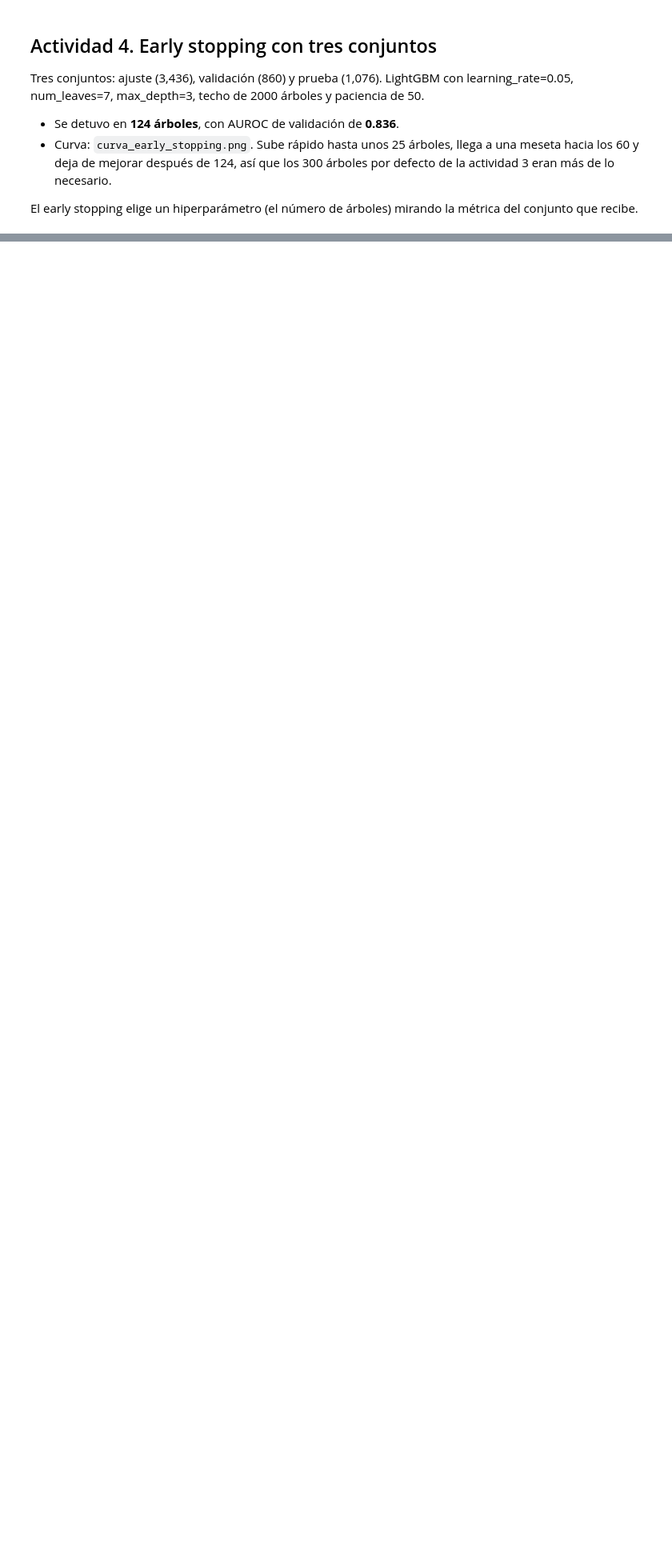
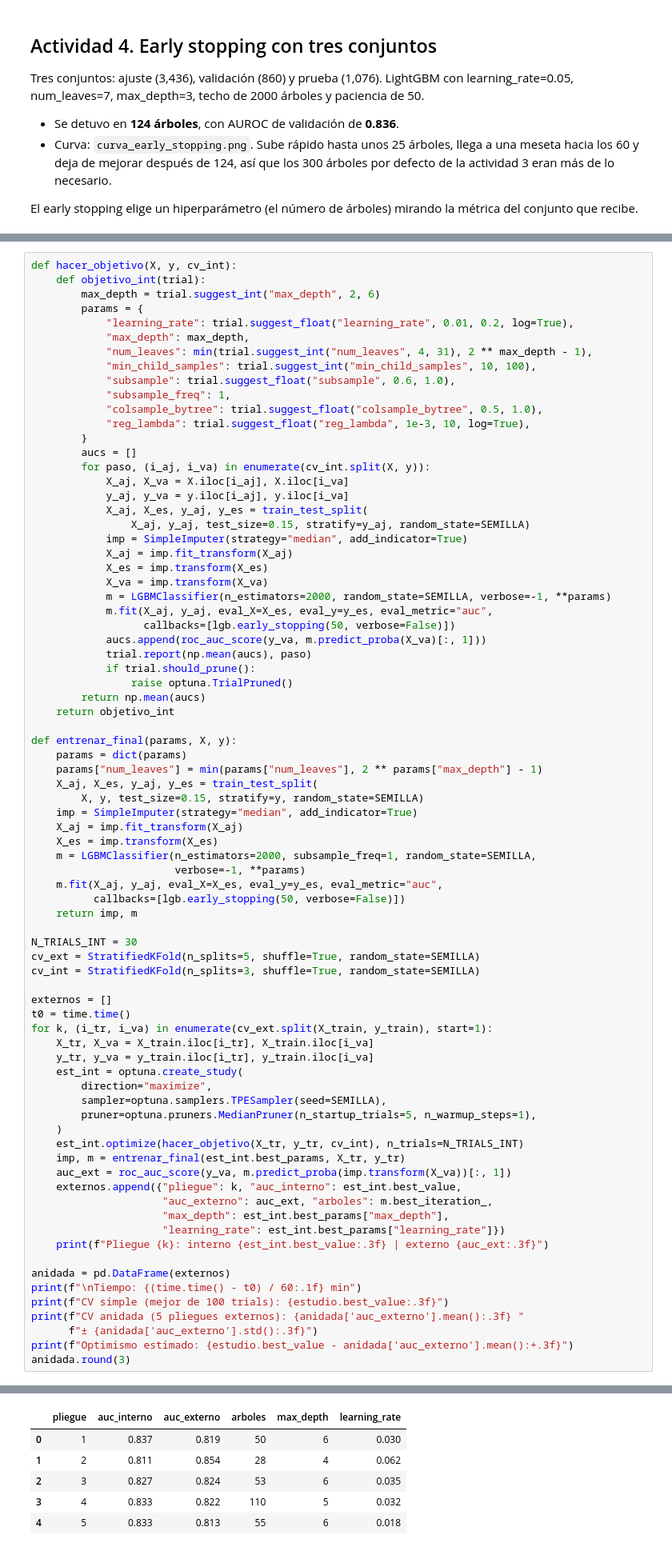
Before and after one commit to alejandroeliu-sys/curso-ciencia-datos-entregas, a Jupyter notebook: s24-xgboost-lightgbm-hpo/tu-entrega/optimizacion.ipynb, the cells around one changed output, grey strips where cells are left out. Shown at 80% size. Cells and saved outputs as stored; diff of their text form; blank space fills up the shorter version.

```diff
--- a/s24-xgboost-lightgbm-hpo/tu-entrega/optimizacion.ipynb
+++ b/s24-xgboost-lightgbm-hpo/tu-entrega/optimizacion.ipynb
@@ -281,0 +352,79 @@ Mejores hiperparámetros: {'max_depth': 6, 'learning_rate': 0.016707241408389428
+# %%
+def hacer_objetivo(X, y, cv_int):
+    def objetivo_int(trial):
+        max_depth = trial.suggest_int("max_depth", 2, 6)
+        params = {
+            "learning_rate": trial.suggest_float("learning_rate", 0.01, 0.2, log=True),
+            "max_depth": max_depth,
+            "num_leaves": min(trial.suggest_int("num_leaves", 4, 31), 2 ** max_depth - 1),
+            "min_child_samples": trial.suggest_int("min_child_samples", 10, 100),
+            "subsample": trial.suggest_float("subsample", 0.6, 1.0),
+            "subsample_freq": 1,
+            "colsample_bytree": trial.suggest_float("colsample_bytree", 0.5, 1.0),
+            "reg_lambda": trial.suggest_float("reg_lambda", 1e-3, 10, log=True),
+        }
+        aucs = []
+        for paso, (i_aj, i_va) in enumerate(cv_int.split(X, y)):
+            X_aj, X_va = X.iloc[i_aj], X.iloc[i_va]
+            y_aj, y_va = y.iloc[i_aj], y.iloc[i_va]
+            X_aj, X_es, y_aj, y_es = train_test_split(
+                X_aj, y_aj, test_size=0.15, stratify=y_aj, random_state=SEMILLA)
+            imp = SimpleImputer(strategy="median", add_indicator=True)
+            X_aj = imp.fit_transform(X_aj)
+            X_es = imp.transform(X_es)
+            X_va = imp.transform(X_va)
+            m = LGBMClassifier(n_estimators=2000, random_state=SEMILLA, verbose=-1, **params)
+            m.fit(X_aj, y_aj, eval_X=X_es, eval_y=y_es, eval_metric="auc",
+                  callbacks=[lgb.early_stopping(50, verbose=False)])
+            aucs.append(roc_auc_score(y_va, m.predict_proba(X_va)[:, 1]))
+            trial.report(np.mean(aucs), paso)
+            if trial.should_prune():
+                raise optuna.TrialPruned()
+        return np.mean(aucs)
+    return objetivo_int
+
+def entrenar_final(params, X, y):
+    params = dict(params)
+    params["num_leaves"] = min(params["num_leaves"], 2 ** params["max_depth"] - 1)
+    X_aj, X_es, y_aj, y_es = train_test_split(
+        X, y, test_size=0.15, stratify=y, random_state=SEMILLA)
+    imp = SimpleImputer(strategy="median", add_indicator=True)
+    X_aj = imp.fit_transform(X_aj)
+    X_es = imp.transform(X_es)
+    m = LGBMClassifier(n_estimators=2000, subsample_freq=1, random_state=SEMILLA,
+                       verbose=-1, **params)
+    m.fit(X_aj, y_aj, eval_X=X_es, eval_y=y_es, eval_metric="auc",
+          callbacks=[lgb.early_stopping(50, verbose=False)])
+    return imp, m
+
+N_TRIALS_INT = 30
+cv_ext = StratifiedKFold(n_splits=5, shuffle=True, random_state=SEMILLA)
+cv_int = StratifiedKFold(n_splits=3, shuffle=True, random_state=SEMILLA)
+
+externos = []
+t0 = time.time()
+for k, (i_tr, i_va) in enumerate(cv_ext.split(X_train, y_train), start=1):
+    X_tr, X_va = X_train.iloc[i_tr], X_train.iloc[i_va]
+    y_tr, y_va = y_train.iloc[i_tr], y_train.iloc[i_va]
+    est_int = optuna.create_study(
+        direction="maximize",
+        sampler=optuna.samplers.TPESampler(seed=SEMILLA),
+        pruner=optuna.pruners.MedianPruner(n_startup_trials=5, n_warmup_steps=1),
+    )
+    est_int.optimize(hacer_objetivo(X_tr, y_tr, cv_int), n_trials=N_TRIALS_INT)
+    imp, m = entrenar_final(est_int.best_params, X_tr, y_tr)
+    auc_ext = roc_auc_score(y_va, m.predict_proba(imp.transform(X_va))[:, 1])
+    externos.append({"pliegue": k, "auc_interno": est_int.best_value,
+                     "auc_externo": auc_ext, "arboles": m.best_iteration_,
+                     "max_depth": est_int.best_params["max_depth"],
+                     "learning_rate": est_int.best_params["learning_rate"]})
+    print(f"Pliegue {k}: interno {est_int.best_value:.3f} | externo {auc_ext:.3f}")
+
+anidada = pd.DataFrame(externos)
+print(f"\nTiempo: {(time.time() - t0) / 60:.1f} min")
+print(f"CV simple (mejor de 100 trials): {estudio.best_value:.3f}")
+print(f"CV anidada (5 pliegues externos): {anidada['auc_externo'].mean():.3f} "
+      f"± {anidada['auc_externo'].std():.3f}")
+print(f"Optimismo estimado: {estudio.best_value - anidada['auc_externo'].mean():+.3f}")
+anidada.round(3)
+# %% [output]
@@ -281,0 +441,6 @@ Mejores hiperparámetros: {'max_depth': 6, 'learning_rate': 0.016707241408389428
+|  | pliegue | auc_interno | auc_externo | arboles | max_depth | learning_rate |
+| 0 | 1 | 0.837 | 0.819 | 50 | 6 | 0.030 |
+| 1 | 2 | 0.811 | 0.854 | 28 | 4 | 0.062 |
+| 2 | 3 | 0.827 | 0.824 | 53 | 6 | 0.035 |
+| 3 | 4 | 0.833 | 0.822 | 110 | 5 | 0.032 |
+| 4 | 5 | 0.833 | 0.813 | 55 | 6 | 0.018 |
```
Also changed, not shown: parts of 14 cells of this notebook.
